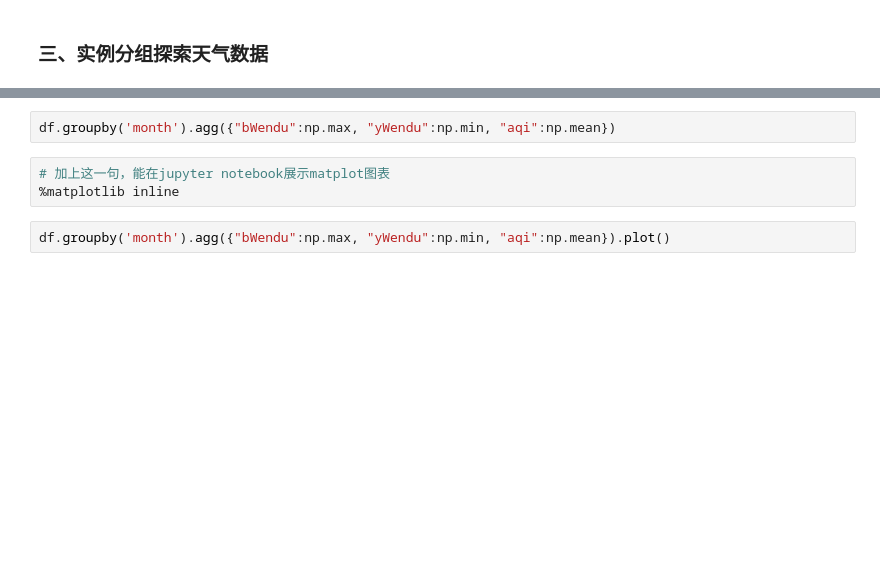
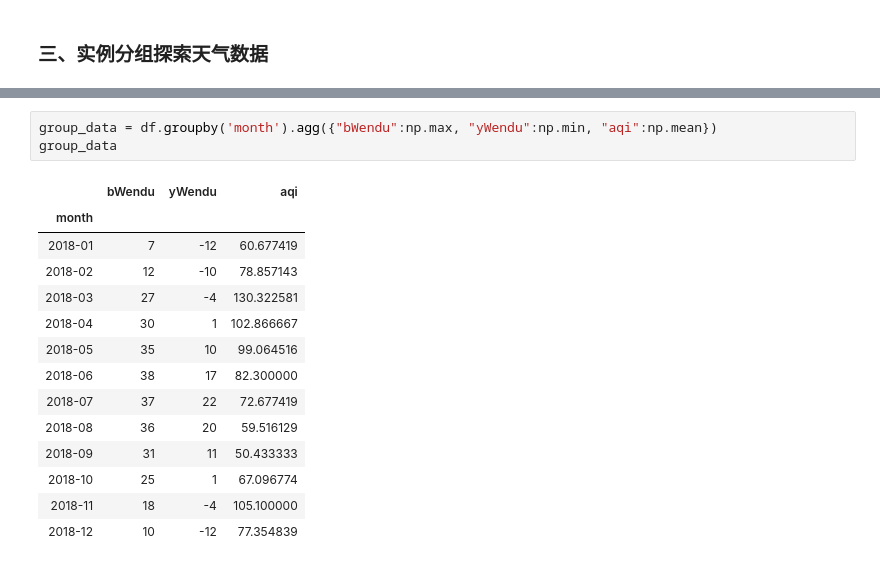
Before and after one commit to peiss/ant-learn-pandas, a Jupyter notebook: 16. Pandas的分组聚合groupby.ipynb, the cells around one changed output, grey strips where cells are left out. Cells and saved outputs as stored; diff of their text form; blank space fills up the shorter version.

```diff
--- a/16. Pandas的分组聚合groupby.ipynb
+++ b/16. Pandas的分组聚合groupby.ipynb
@@ -102,7 +286,18 @@ df.head()
 # %%
-df.groupby('month').agg({"bWendu":np.max, "yWendu":np.min, "aqi":np.mean})
+group_data = df.groupby('month').agg({"bWendu":np.max, "yWendu":np.min, "aqi":np.mean})
+group_data
+# %% [output]
+|  | bWendu | yWendu | aqi |
+| month |  |  |  |
+| 2018-01 | 7 | -12 | 60.677419 |
+| 2018-02 | 12 | -10 | 78.857143 |
+| 2018-03 | 27 | -4 | 130.322581 |
+| 2018-04 | 30 | 1 | 102.866667 |
+| 2018-05 | 35 | 10 | 99.064516 |
+| 2018-06 | 38 | 17 | 82.300000 |
+| 2018-07 | 37 | 22 | 72.677419 |
+| 2018-08 | 36 | 20 | 59.516129 |
+| 2018-09 | 31 | 11 | 50.433333 |
+| 2018-10 | 25 | 1 | 67.096774 |
+| 2018-11 | 18 | -4 | 105.100000 |
+| 2018-12 | 10 | -12 | 77.354839 |
-# %%
-# 加上这一句，能在jupyter notebook展示matplot图表
-%matplotlib inline
-# %%
-df.groupby('month').agg({"bWendu":np.max, "yWendu":np.min, "aqi":np.mean}).plot()
```
Also changed, not shown: parts of 36 cells of this notebook.
